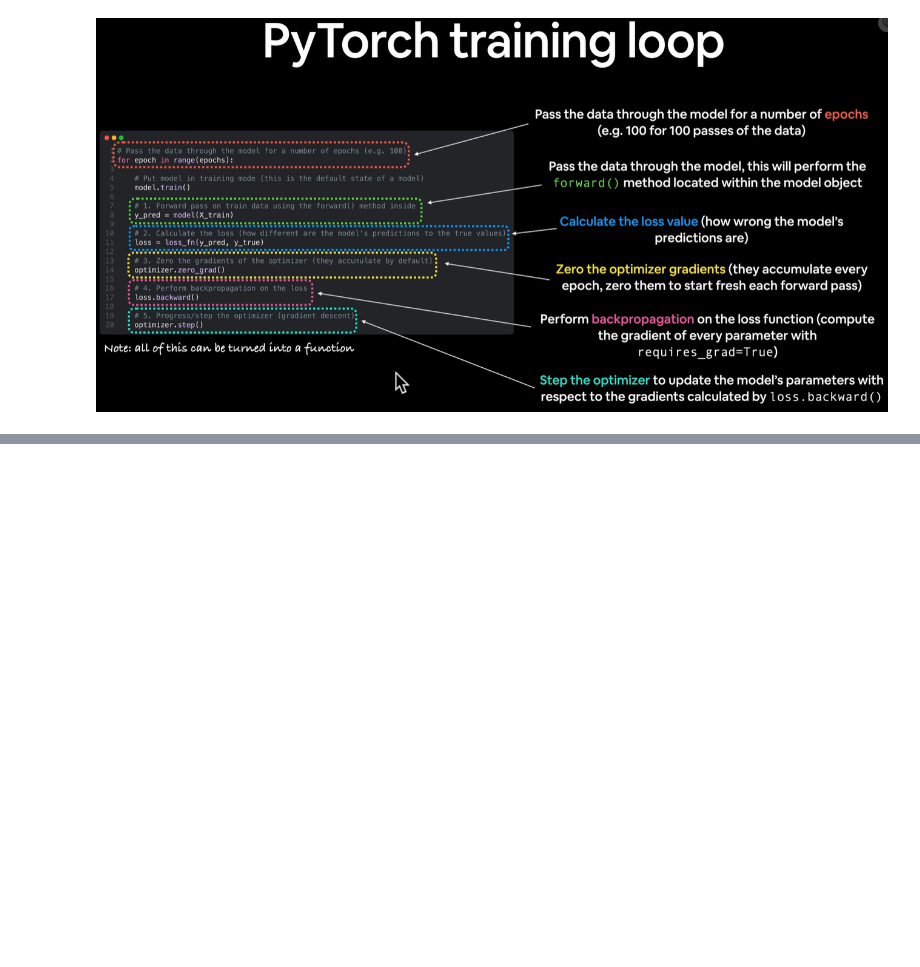
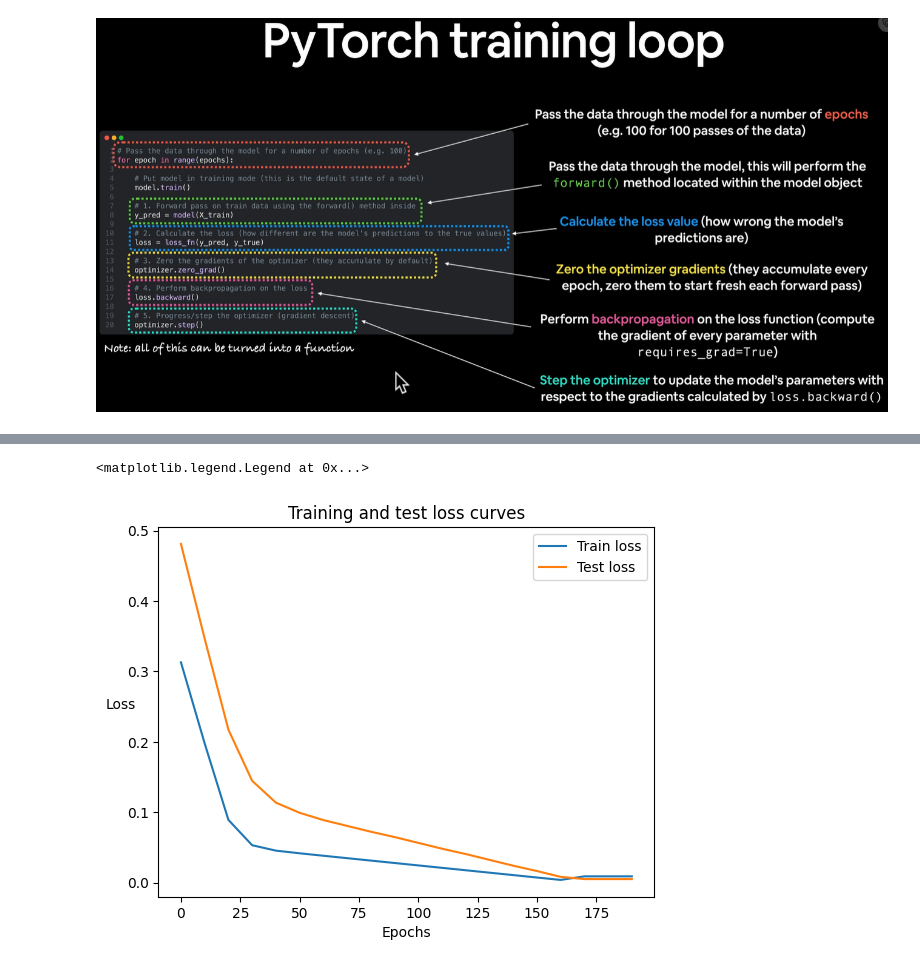
Before and after one commit to VanLinLin/PyTorch-for-Deep-Learning-Bootcamp, a Jupyter notebook: 01_pytorch_workflow.ipynb, the cells around one changed output, grey strips where cells are left out. Drawn from its saved outputs; the diff is of its cells as text; code cells hidden in the pictures; blank space fills up the shorter version.

```diff
--- a/01_pytorch_workflow.ipynb
+++ b/01_pytorch_workflow.ipynb
@@ -298,7 +298,12 @@ A couple of things we need in a training loop:
 5. Optimizer step - use the optimizer to adjust our model's parameters to try and improve the loss (**gradient descent**)
 # %%
 # An epoch is one loop through the data... (this is a hyperparameter because we've set it ourselves)
-epochs = 100
+epochs = 200
+
+# Track different values
+epoch_count = []
+loss_values = []
+test_loss_values = []
 
 # 0. Loop throuth the data
 for epoch in range(epochs):
@@ -321,10 +326,10 @@ for epoch in range(epochs):
     # 5. Step the optimizer (perform gradient descent)
     optimizer.step()  # by default how the optimizer changes will acculumate through the loop so... we have to zero them above in step 3 for the next iteration of the loop
 
-    ### Testing
+    # Testing
     model_0.eval()  # truns off different settings in the model not needed for evaluation/testing (dropout/batch norm layers)
     with torch.inference_mode():  # turns off gradient tracking & a couple more things behind the scenes
-    # with torch.no_grad():  # you may also see torch.no_grad() in order PyTorch code
+        # with torch.no_grad():  # you may also see torch.no_grad() in order PyTorch code
         # 1. Do the forward pass
         test_pred = model_0(X_test)
 
@@ -333,6 +338,9 @@ for epoch in range(epochs):
 
     # Print out what's happenin'
     if epoch % 10 == 0:
+        epoch_count.append(epoch)
+        loss_values.append(loss)
+        test_loss_values.append(test_loss)
         print(F"Epoch: {epoch} | Loss: {loss} | Test loss: {test_loss}")
 
     # Print out model state_dict()
@@ -360,3 +370,16 @@ OrderedDict([('weights', tensor([0.5784])), ('bias', tensor([0.3513]))])
+# %%
+# Plot the loss curves
+# torch.tensor() can turn data to tensor type, data can be list, tuple, numpy, scalar type
+# We need to turn loss_values to numpy type since matplotlib can just work on numpy
+plt.plot(epoch_count, torch.tensor(loss_values).numpy(), label='Train loss')
+plt.plot(epoch_count, test_loss_values, label='Test loss')
+plt.title('Training and test loss curves')
+plt.ylabel('Loss', rotation=False)
+plt.xlabel('Epochs')
+plt.legend()
+# %% [output]
+<matplotlib.legend.Legend at 0x...>
+[figure, added]
 # %%
 with torch.inference_mode():
     y_preds_new = model_0(X_test)
```
Also changed, not shown: parts of 17 cells of this notebook.
